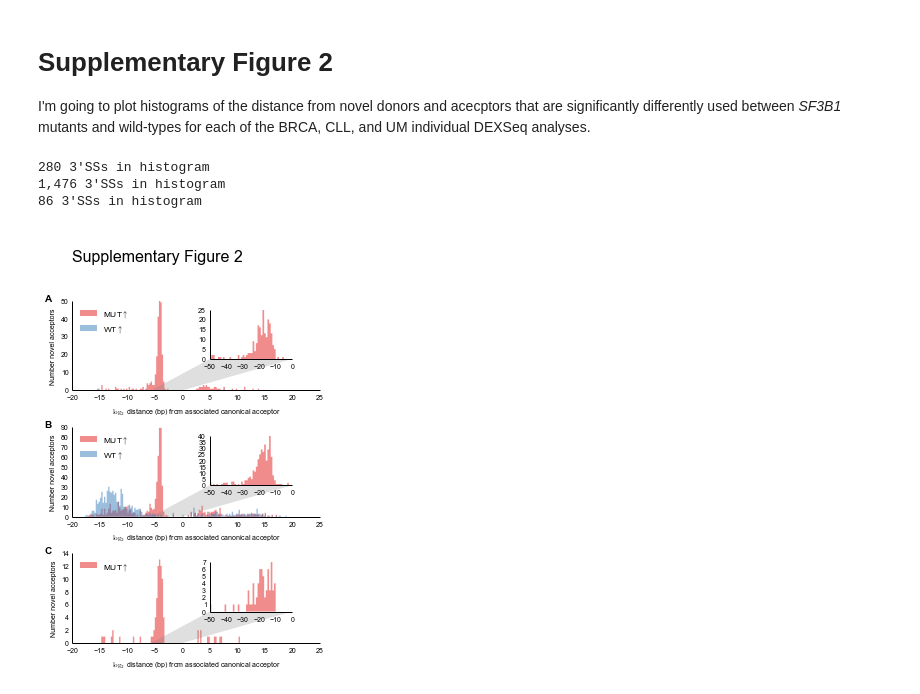
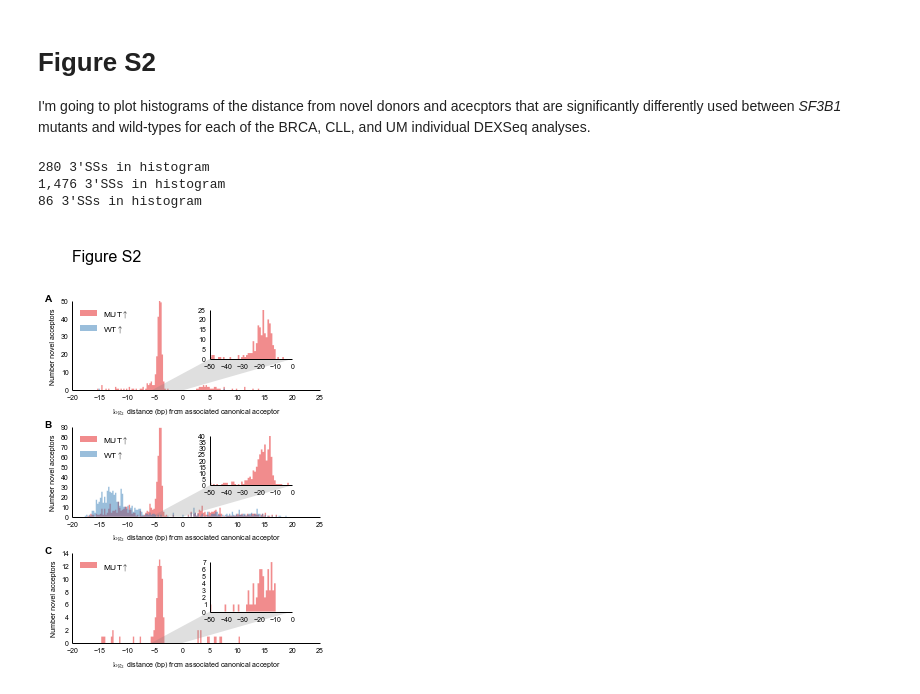
Before and after one commit to cdeboever3/deboever-sf3b1-2015, a Jupyter notebook: notebooks/sfigure02.ipynb, the cells around one changed output. Saved outputs shown, nothing was run; the diff lists cells and outputs as text; code cells hidden in the pictures.

Commit message:
Updated figure titles

```diff
--- a/notebooks/sfigure02.ipynb
+++ b/notebooks/sfigure02.ipynb
@@ -1,5 +1,5 @@
 # %% [markdown]
-# Supplementary Figure 2
+# Figure S2
 
 I'm going to plot histograms of the distance from
 novel donors and acecptors that are significantly
@@ -128,33 +128,33 @@ gs = gridspec.GridSpec(4, 1,
 
 ax = fig.add_subplot(gs[0, 0])
 ds.clean_axis(ax)
-ax.text(0, 0, 'Supplementary Figure 2',
+ax.text(0, 0, 'Figure S2',
         size=16, va='bottom')
 
 axs = []
 ax = fig.add_subplot(gs[1, 0])
 ax = plot_hist(brca_results, ax, 'A')
 axs.append(ax)
 
 ax = fig.add_subplot(gs[2, 0])
 ax = plot_hist(cll_results, ax, 'B')
 axs.append(ax)
 
 ax = fig.add_subplot(gs[3, 0])
 ax = plot_hist(um_results, ax, 'C')
 axs.append(ax)
 
 fig.tight_layout()
 
 for i, res in enumerate([brca_results, cll_results,
                          um_results]):
     ax, ax2 = plot_polygon(axs[i])
     plot_little_hist(res, ax2)
 
 fig.savefig(os.path.join(outdir, 'sfigure02.pdf'),
             transparent=True)
 # %% [output]
 280 3'SSs in histogram
 1,476 3'SSs in histogram
 86 3'SSs in histogram
-[figure, old version]
+[figure, new version]
```
Also changed, not shown: 4 other files.
